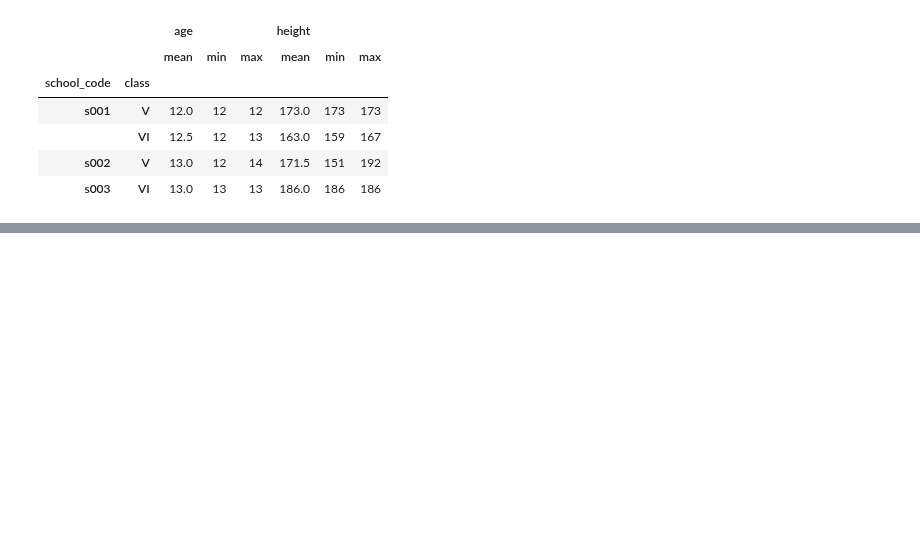
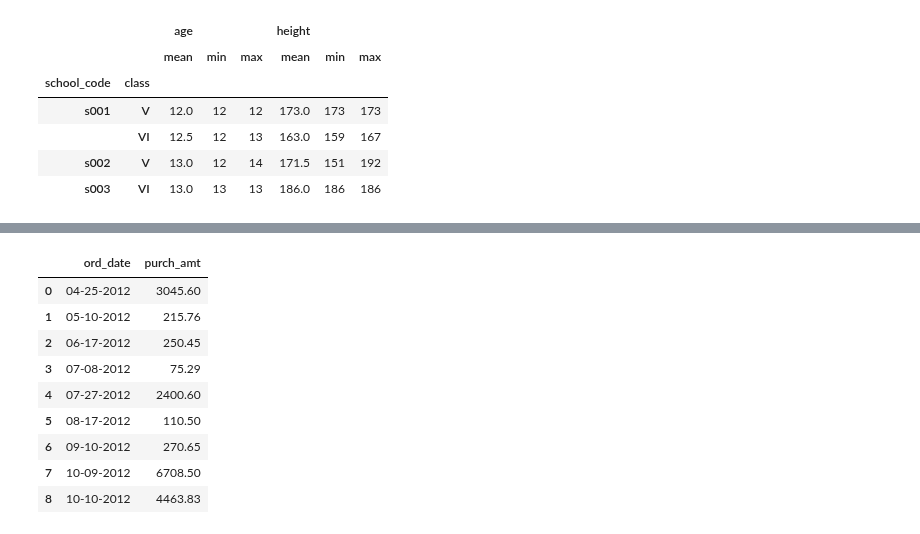
Before and after one commit to vibhutivadje/Python_for_Data_Analysis, a Jupyter notebook: student_data_analysis.ipynb, the cells around one changed output, grey strips where cells are left out. Saved outputs shown, nothing was run; the diff lists cells and outputs as text; code cells hidden in the pictures; blank space fills up the shorter version.

```diff
--- a/student_data_analysis.ipynb
+++ b/student_data_analysis.ipynb
@@ -618,0 +677,14 @@ res
+# %%
+res_amount = df.groupby('ord_date').agg({'purch_amt':'sum'}).reset_index()
+res_amount
+# %% [output]
+|  | ord_date | purch_amt |
+| 0 | 04-25-2012 | 3045.60 |
+| 1 | 05-10-2012 | 215.76 |
+| 2 | 06-17-2012 | 250.45 |
+| 3 | 07-08-2012 | 75.29 |
+| 4 | 07-27-2012 | 2400.60 |
+| 5 | 08-17-2012 | 110.50 |
+| 6 | 09-10-2012 | 270.65 |
+| 7 | 10-09-2012 | 6708.50 |
+| 8 | 10-10-2012 | 4463.83 |
```
Also changed, not shown: parts of 9 cells of this notebook.
